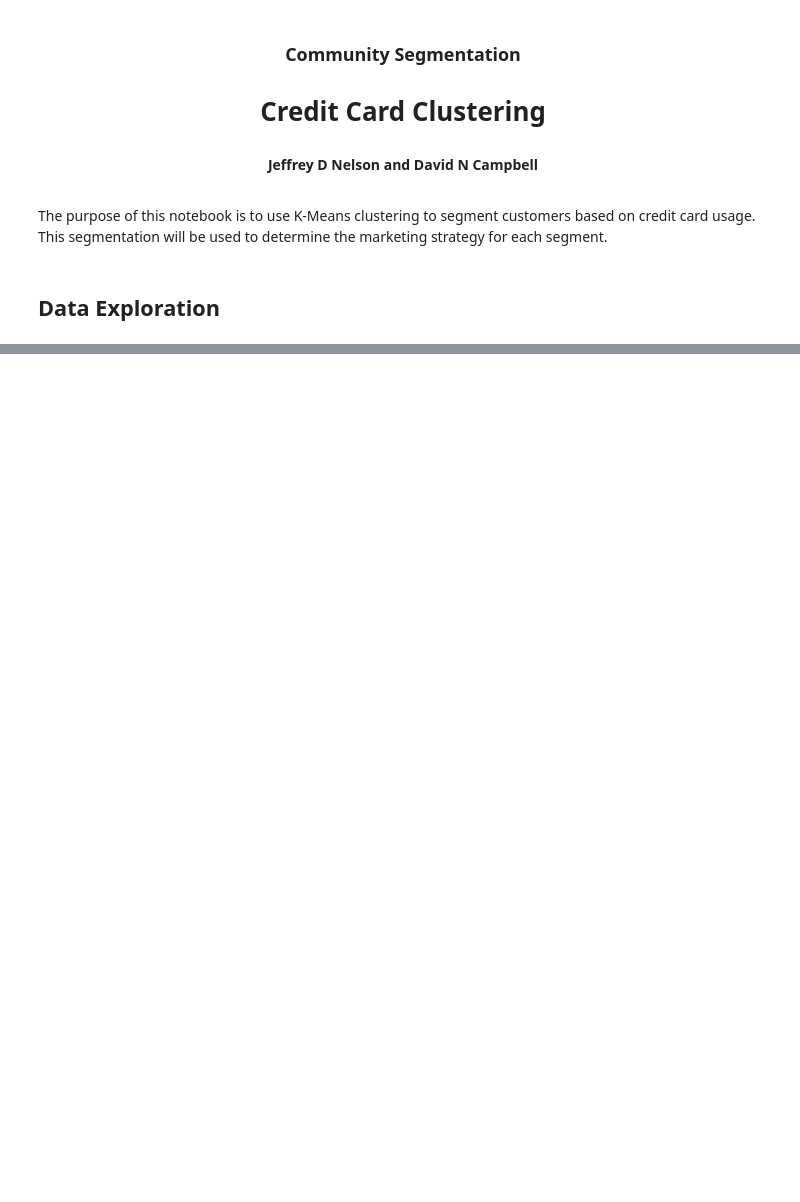
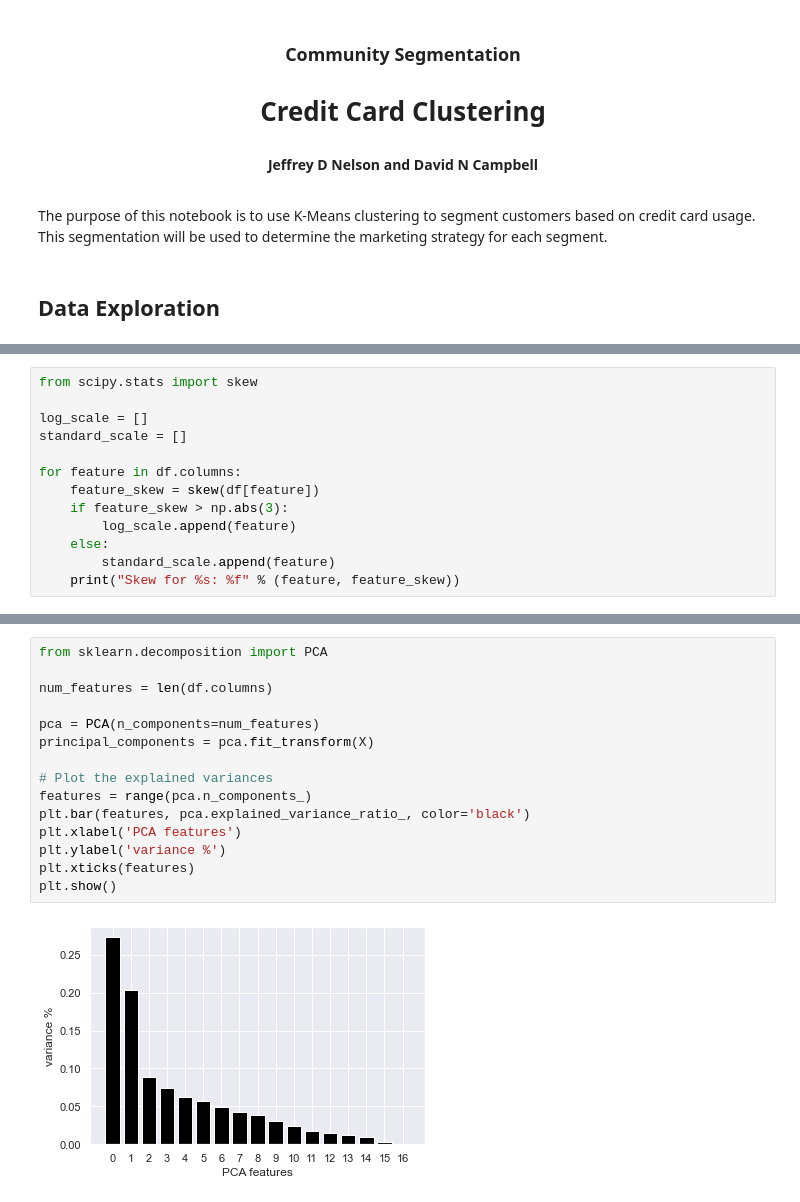
Before and after one commit to jdn5126/CommunitySegmentation, a Jupyter notebook: CreditCardClustering.ipynb, the cells around one changed output, grey strips where cells are left out. Saved outputs shown, nothing was run; the diff lists cells and outputs as text; blank space fills up the shorter version.

```diff
--- a/CreditCardClustering.ipynb
+++ b/CreditCardClustering.ipynb
@@ -40,0 +101,13 @@ df.describe()
+# %%
+from scipy.stats import skew
+
+log_scale = []
+standard_scale = []
+
+for feature in df.columns:
+    feature_skew = skew(df[feature])
+    if feature_skew > np.abs(3):
+        log_scale.append(feature)
+    else:
+        standard_scale.append(feature)
+    print("Skew for %s: %f" % (feature, feature_skew))
@@ -40,0 +162,17 @@ df.describe()
+# %%
+from sklearn.decomposition import PCA
+
+num_features = len(df.columns)
+
+pca = PCA(n_components=num_features)
+principal_components = pca.fit_transform(X)
+
+# Plot the explained variances
+features = range(pca.n_components_)
+plt.bar(features, pca.explained_variance_ratio_, color='black')
+plt.xlabel('PCA features')
+plt.ylabel('variance %')
+plt.xticks(features)
+plt.show()
+# %% [output]
+[figure, added]
```
Also changed, not shown: parts of 27 cells of this notebook.
